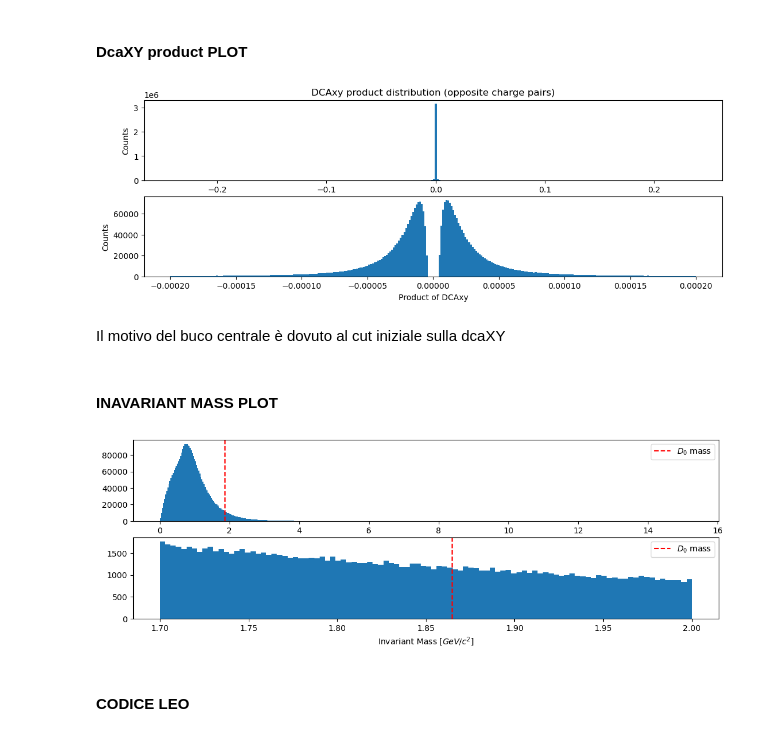
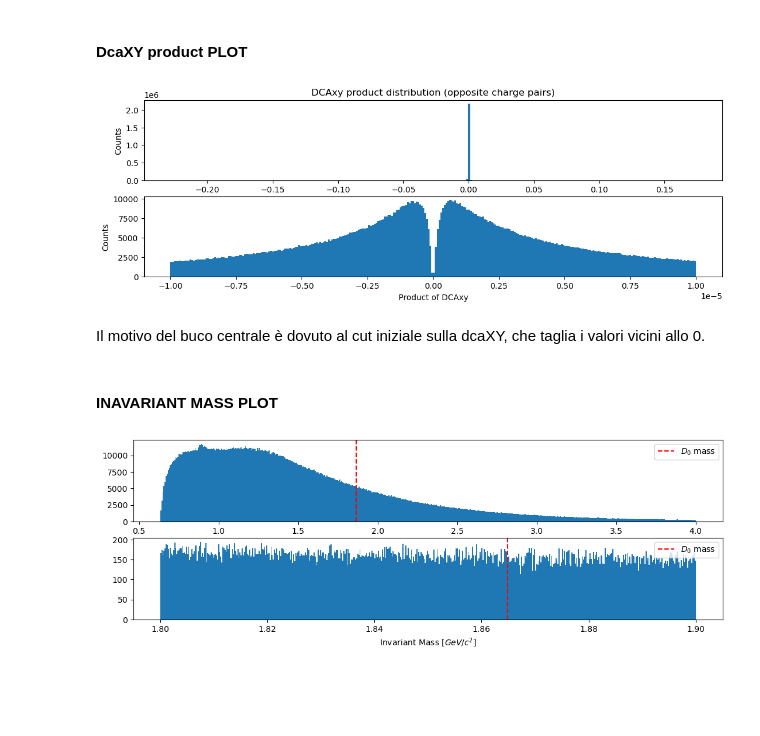
Before and after one commit to LeoPi314/LCPB_Project, a Jupyter notebook: find_D0.ipynb, the cells around one changed output. Drawn from its saved outputs; the diff is of its cells as text; code cells hidden in the pictures; blank space fills up the shorter version.

```diff
--- a/find_D0.ipynb
+++ b/find_D0.ipynb
@@ -128,13 +117,13 @@ plt.show()
 # %% [markdown]
 Una giornata sprecata perchè ci sono indici di collisione negativi, dio santissimo il signore cristo.
 # %%
-# CODE FOR UNIFYING DIRECTORIES OF A SINGLE ROOT FILE also with fPosZ: (BY GPT)_______________
+# CODE FOR UNIFYING DIRECTORIES OF A SINGLE ROOT FILE from all three tyoe of T-Trees:
 
 # Load T-Trees from directories
 names_track_extr = file.keys(filter_name=r"*O2filtertrackextr")
 names_track      = file.keys(filter_name=r"*O2filtertrack")
 names_coll       = file.keys(filter_name=r"*O2collision_001")
-num = 20   # number of directories to unify
+num = 50   # number of directories to unify
 # if I try with all, it crashes, because in this notebook I'm doing the cuts only after loading all data (in order tp study the cuts)
 
 list_of_df = []
@@ -171,11 +160,11 @@ for i in range(num):
     collision_offset += len(df_coll)
 
 
-# Merge everything
-df_tot = pd.concat(list_of_df, ignore_index=True)
+# Merge everything in the total dataframe
+df = pd.concat(list_of_df, ignore_index=True)
+N = len(df)
 # %%
 # Print
-df = df_tot
-print("Final DataFrame:", len(df), "rows")
-df.tail(20)
+print("Final datadrame has", len(df), "rows")
+df
 # %% [output]
@@ -364,7 +360,7 @@ I don't see a clear cluster outside the one in the center. Let's try by heart, t
 # %%
 # CUT CODE:
 N_before = len(df)
-df = df[ ( (df['fDcaXY'] > 0.0001) | (df['fDcaXY'] < -0.0001) ) ]
+df = df[ ( (df['fDcaXY'] > 0.0002) | (df['fDcaXY'] < -0.0002) ) ]
 N_dca = len(df)
 print(f'Rejected data wrt before:  {N_before-N_dca} ----->  {(N_before-N_dca)/N_before*100:.3f} %' )
 print(f'Rejected data wrt start :  {N-N_dca} ----->  {(N-N_dca)/N*100:.3f} %' )
@@ -438,7 +499,7 @@ for collision_idx, group in df.groupby('fIndexCollisions'):
     # Only collisions with at least 2 tracks
     if len(group) < 2: continue
 
-    # Reset index to get positional 0..N-1 and keep original index in 'orig_index'
+    # Reset index of the group to 0..N-1 and move original index in new column 'orig_index'
     group = group.reset_index().rename(columns={'index': 'orig_index'})
 
     # Iterate over all unique pairs of tracks
@@ -460,14 +521,28 @@ for collision_idx, group in df.groupby('fIndexCollisions'):
             delta_eta = eta1 - eta2
             delta_phi = phi1 - phi2
 
-            inv_mass = np.sqrt(2 * pt1 * pt2 * (np.cosh(delta_eta) - np.cos(delta_phi)))
+            # approximation formula
+            inv_mass_approx = np.sqrt(2 * pt1 * pt2 * (np.cosh(delta_eta) - np.cos(delta_phi)))
 
+            # exact formula:
+            E1 = np.sqrt( (pt1*np.cosh(eta1))**2 + m_pi**2 )
+            E2 = np.sqrt( (pt2*np.cosh(eta2))**2 + m_K**2 )
+            px1 = pt1*np.cos(phi1)
+            py1 = pt1*np.sin(phi1)
+            pz1 = pt1*np.sinh(eta1)
+            px2 = pt2*np.cos(phi2)
+            py2 = pt2*np.sin(phi2)
+            pz2 = pt2*np.sinh(eta2)
+            inv_mass = np.sqrt( (E1+E2)**2 - (px1+px2)**2 - (py1+py2)**2 - (pz1+pz2)**2 )
+
+            # let's add the found pairs to the list
             pairs.append({
-                'collision_index': collision_idx,
+                'collision_index': int(row1['fIndexCollisions']),
                 'track1_index': int(row1['orig_index']),
                 'track2_index': int(row2['orig_index']),
                 'dcaXY_product': product_dcaXY,
-                'inv_mass': inv_mass
+                'inv_mass': inv_mass,
+                'inv_mass_approx': inv_mass_approx
             })
 
 
@@ -483,7 +567,7 @@ ax[0].set_ylabel("Counts")
 ax[0].set_title("DCAxy product distribution (opposite charge pairs)")
 # filter plot:
 prod = df_pairs['dcaXY_product']
-prod_filt = prod[ (prod>-0.0002) & (prod<0.0002) ]
+prod_filt = prod[ (prod>-0.00001) & (prod<0.00001) ]
 ax[1].hist(prod_filt, bins=300)
 ax[1].set_ylabel("Counts")
 ax[1].set_xlabel("Product of DCAxy")
@@ -491,28 +575,26 @@ ax[1].set_xlabel("Product of DCAxy")
 
 plt.show()
 # %% [output]
-[figure, old version]
+[figure, new version]
 # %% [markdown]
-Il motivo del buco centrale è dovuto al cut iniziale sulla dcaXY
+Il motivo del buco centrale è dovuto al cut iniziale sulla dcaXY, che taglia i valori vicini allo 0.
 # %% [markdown]
 #### INAVARIANT MASS PLOT
 # %%
 fig,ax = plt.subplots(2,1,figsize=(13,4))
 
 # plot:
 val = df_pairs["inv_mass"]
-ax[0].hist( val, bins=500 )
+ax[0].hist( val[ val<4 ] , bins=500 )
 ax[0].axvline(x=m_d0, color='red', linestyle='--', linewidth=1.5, label=f'$D_0$ mass')
 ax[0].legend()
 
 # zoom plot:
-val = val[ (val>1.7) & (val<2) ]
-ax[1].hist( val, bins=100 )
+val = val[ (val>1.8) & (val<1.9) ]
+ax[1].hist( val, bins=500 )
 ax[1].axvline(x=m_d0, color='red', linestyle='--', linewidth=1.5, label=f'$D_0$ mass')
 ax[1].legend()
 ax[1].set_xlabel(f"Invariant Mass [$GeV/c^2$]")
 plt.show()
 # %% [output]
-[figure, old version]
+[figure, new version]
-# %% [markdown]
-#### CODICE LEO
```
Also changed, not shown: parts of 22 cells of this notebook.
